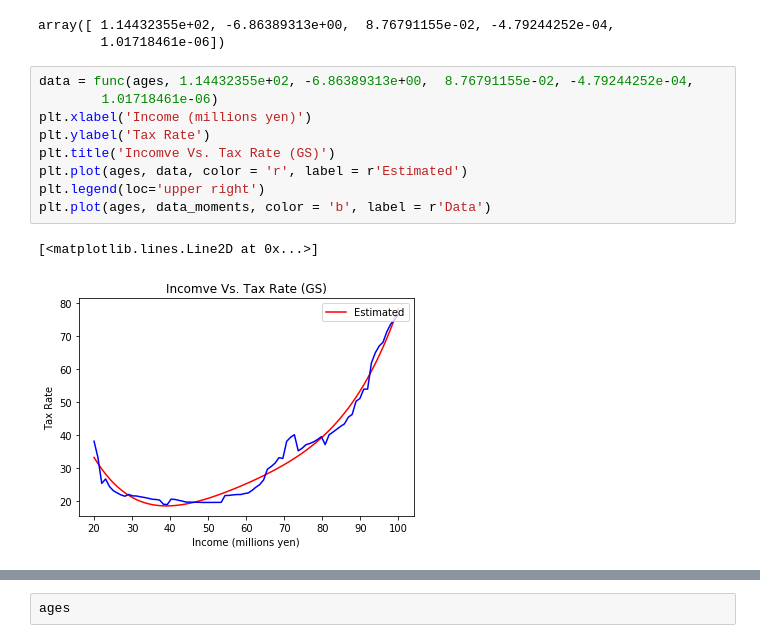
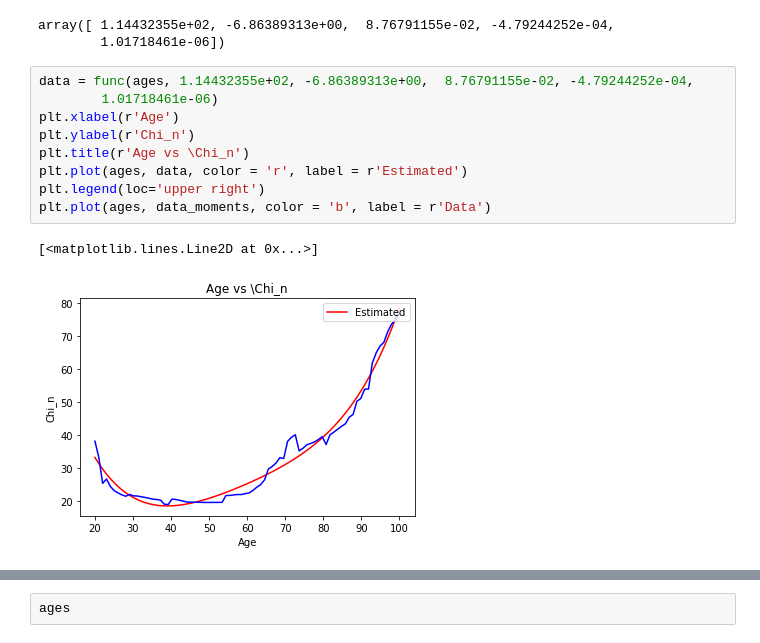
Before and after one commit to keiirizawa/OG-USA, a Jupyter notebook: Chebyshev.ipynb, the cells around one changed output, grey strips where cells are left out. Saved outputs shown, nothing was run; the diff lists cells and outputs as text.

```diff
--- a/Chebyshev.ipynb
+++ b/Chebyshev.ipynb
@@ -68,12 +68,12 @@ array([ 1.14432355e+02, -6.86389313e+00,  8.76791155e-02, -4.79244252e-04,
 # %%
 data = func(ages, 1.14432355e+02, -6.86389313e+00,  8.76791155e-02, -4.79244252e-04,
         1.01718461e-06)
-plt.xlabel('Income (millions yen)')
-plt.ylabel('Tax Rate')
-plt.title('Incomve Vs. Tax Rate (GS)')
+plt.xlabel(r'Age')
+plt.ylabel(r'Chi_n')
+plt.title(r'Age vs \Chi_n')
 plt.plot(ages, data, color = 'r', label = r'Estimated')
 plt.legend(loc='upper right')
 plt.plot(ages, data_moments, color = 'b', label = r'Data')
 # %% [output]
 [<matplotlib.lines.Line2D at 0x...>]
-[figure, old version]
+[figure, new version]
```
Also changed, not shown: parts of 12 cells of this notebook, 14 other files.
